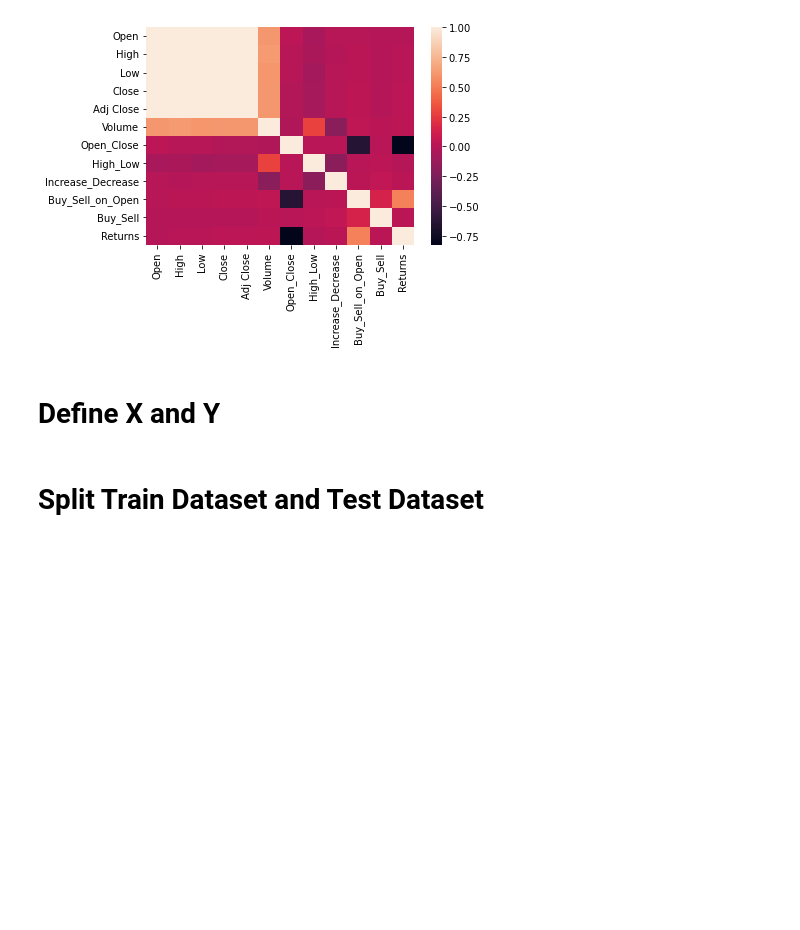
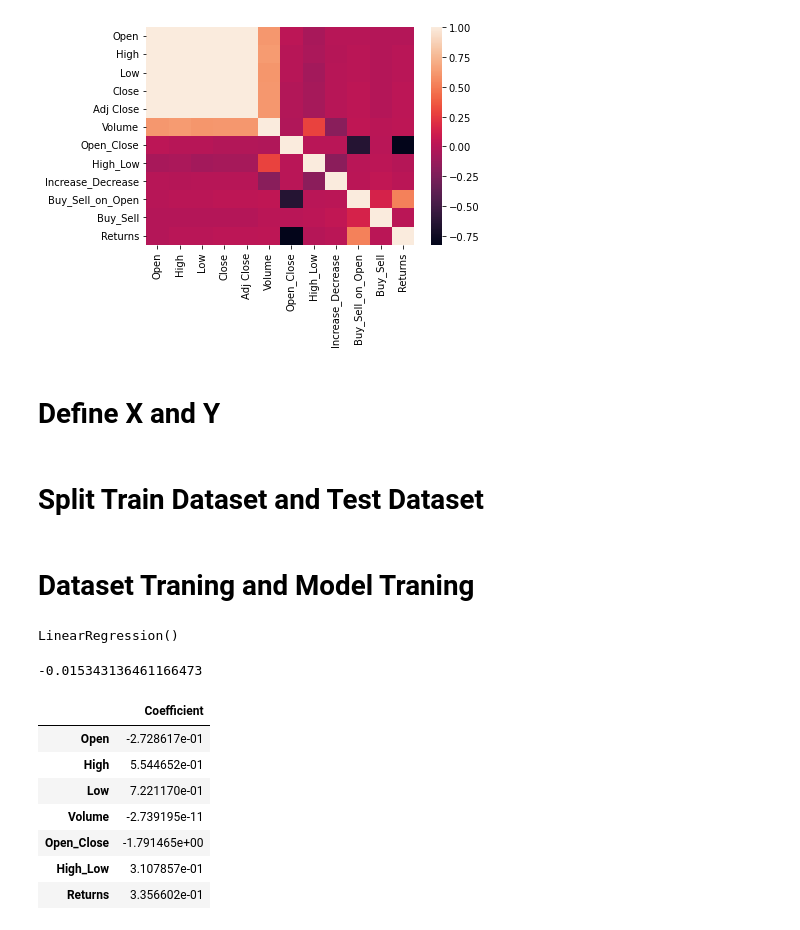
Before and after one commit to NithyaYamsinghe/ML_Assignment2_IT18233704_IT18156652_IT18213072_IT18209280, a Jupyter notebook: 2. notebooks/linear_regression_model_for_stock_price_prediction.ipynb, the cells around one changed output. Cells and saved outputs as stored; diff of their text form; code cells hidden in the pictures; blank space fills up the shorter version.

Commit message:
[ml-0022] linear regression model training model implementation

```diff
--- a/2. notebooks/linear_regression_model_for_stock_price_prediction.ipynb
+++ b/2. notebooks/linear_regression_model_for_stock_price_prediction.ipynb
@@ -237,3 +238,26 @@ y = dataset['Adj Close']
 # %%
 X_train, X_test, y_train, y_test = train_test_split(X, y,
                                    test_size=0.4, random_state=101)
+# %% [markdown]
+# **Dataset Traning and Model Traning**
+# %%
+lm = LinearRegression()
+lm.fit(X_train,y_train)
+# %% [output]
+LinearRegression()
+# %%
+print(lm.intercept_)
+# %% [output]
+-0.015343136461166473
+# %%
+coeff_df = pd.DataFrame(lm.coef_,X.columns,columns={'Coefficient'})
+coeff_df
+# %% [output]
+|  | Coefficient |
+| Open | -2.728617e-01 |
+| High | 5.544652e-01 |
+| Low | 7.221170e-01 |
+| Volume | -2.739195e-11 |
+| Open_Close | -1.791465e+00 |
+| High_Low | 3.107857e-01 |
+| Returns | 3.356602e-01 |
```
Also changed, not shown: parts of 2 cells of this notebook.
